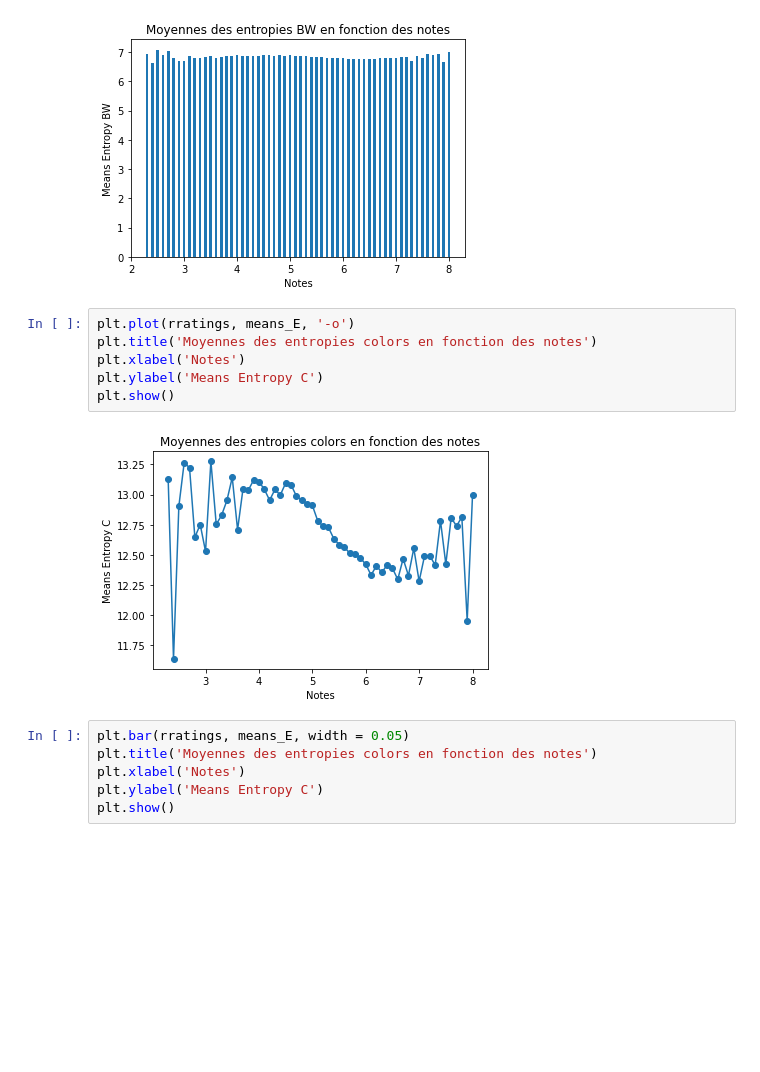
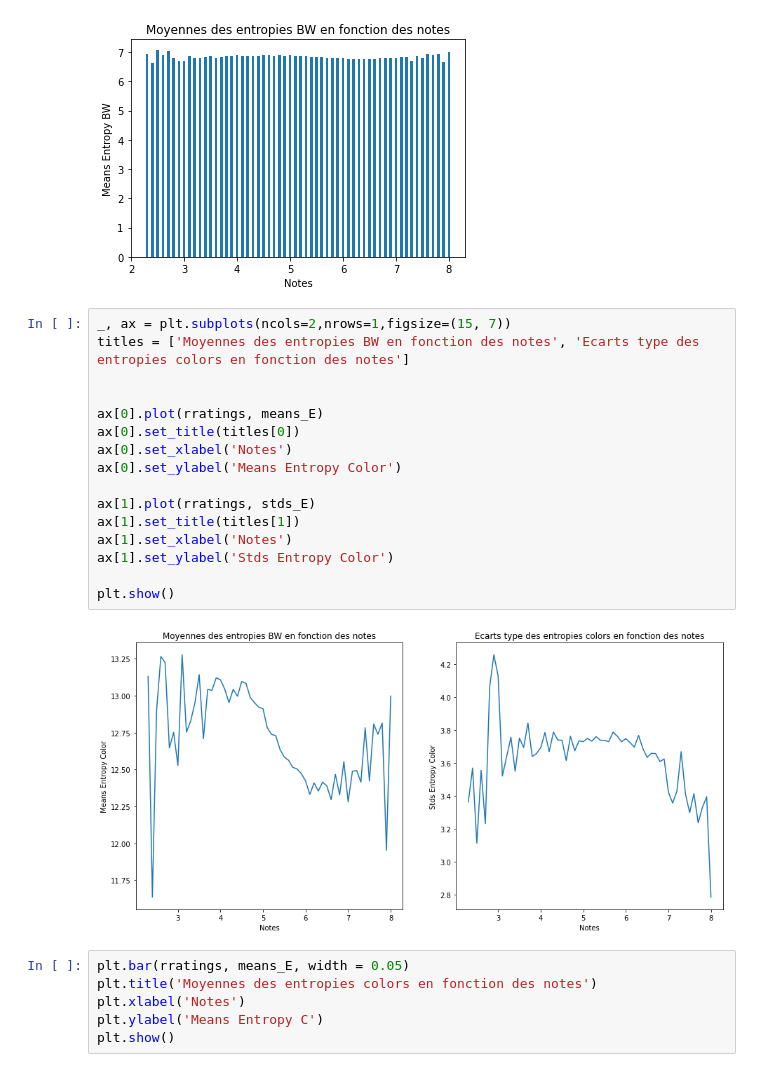
Before and after one commit to JoeBens/Entropy-Project, a Jupyter notebook: PIMA/Rapport.ipynb, the cells around one changed output. Saved outputs shown, nothing was run; the diff lists cells and outputs as text; blank space fills up the shorter version.

```diff
--- a/PIMA/Rapport.ipynb
+++ b/PIMA/Rapport.ipynb
@@ -501,14 +527,24 @@ plt.ylabel('Means Entropy BW')
 plt.show()
 # %% [output]
 [figure]
-# %%
-plt.plot(rratings, means_E, '-o')
-plt.title('Moyennes des entropies colors en fonction des notes')
-plt.xlabel('Notes')
-plt.ylabel('Means Entropy C')
-plt.show()
-# %% [output]
-[figure, removed]
+# %%
+_, ax = plt.subplots(ncols=2,nrows=1,figsize=(15, 7))
+titles = ['Moyennes des entropies BW en fonction des notes', 'Ecarts type des entropies colors en fonction des notes']
+
+
+ax[0].plot(rratings, means_E)
+ax[0].set_title(titles[0])
+ax[0].set_xlabel('Notes')
+ax[0].set_ylabel('Means Entropy Color')
+
+ax[1].plot(rratings, stds_E)
+ax[1].set_title(titles[1])
+ax[1].set_xlabel('Notes')
+ax[1].set_ylabel('Stds Entropy Color')
+
+plt.show()
+# %% [output]
+[figure, added]
 # %%
 plt.bar(rratings, means_E, width = 0.05)
 plt.title('Moyennes des entropies colors en fonction des notes')
```
Also changed, not shown: parts of 5 cells of this notebook.
